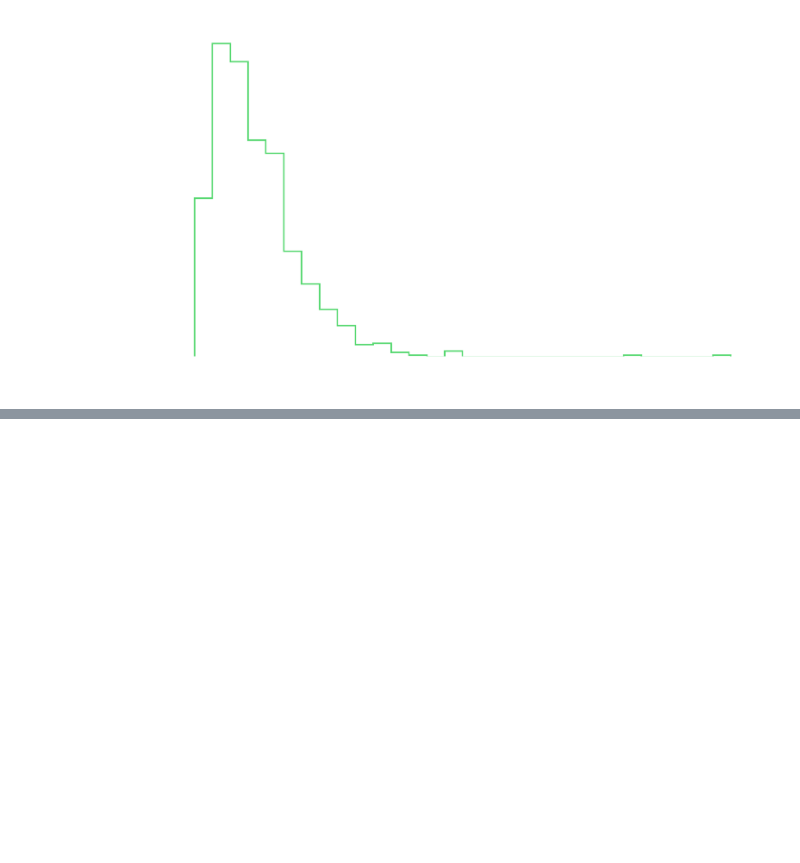
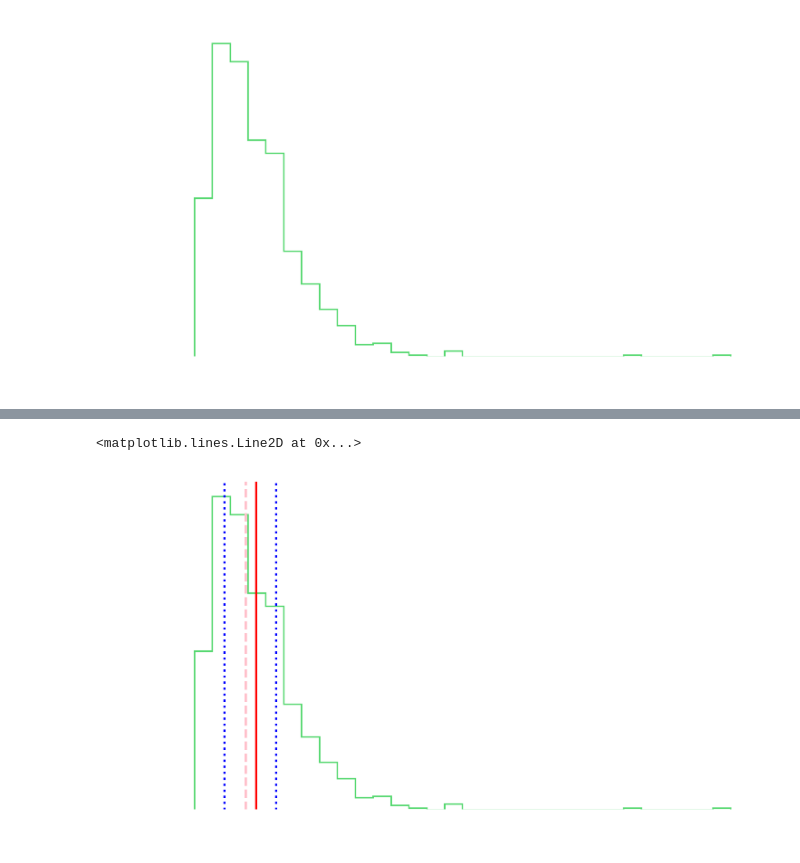
Before and after one commit to RyanLBuchanan/D206_Data_Cleaning, a Jupyter notebook: Learning_Resources/Python_Statistics_Essential_Training/Exercise Files/chapter3/03_03/my_histograms.ipynb, the cells around one changed output, grey strips where cells are left out. Cells and saved outputs as stored; diff of their text form; code cells hidden in the pictures; blank space fills up the shorter version.

```diff
--- a/Learning_Resources/Python_Statistics_Essential_Training/Exercise Files/chapter3/03_03/my_histograms.ipynb
+++ b/Learning_Resources/Python_Statistics_Essential_Training/Exercise Files/chapter3/03_03/my_histograms.ipynb
@@ -52,0 +53,10 @@ pp.axvline(china1965.income.quantile(0.75))
+# %%
+china1965.income.plot(kind='hist', histtype='step', bins=30)
+
+pp.axvline(china1965.income.mean(), color='red')
+pp.axvline(china1965.income.median(), color='pink', linestyle='--')
+pp.axvline(china1965.income.quantile(0.25), color='blue', linestyle=':')
+pp.axvline(china1965.income.quantile(0.75), color='blue', linestyle=':')
+# %% [output]
+<matplotlib.lines.Line2D at 0x...>
+[figure, added]
```
Also changed, not shown: parts of 1 cell of this notebook.
